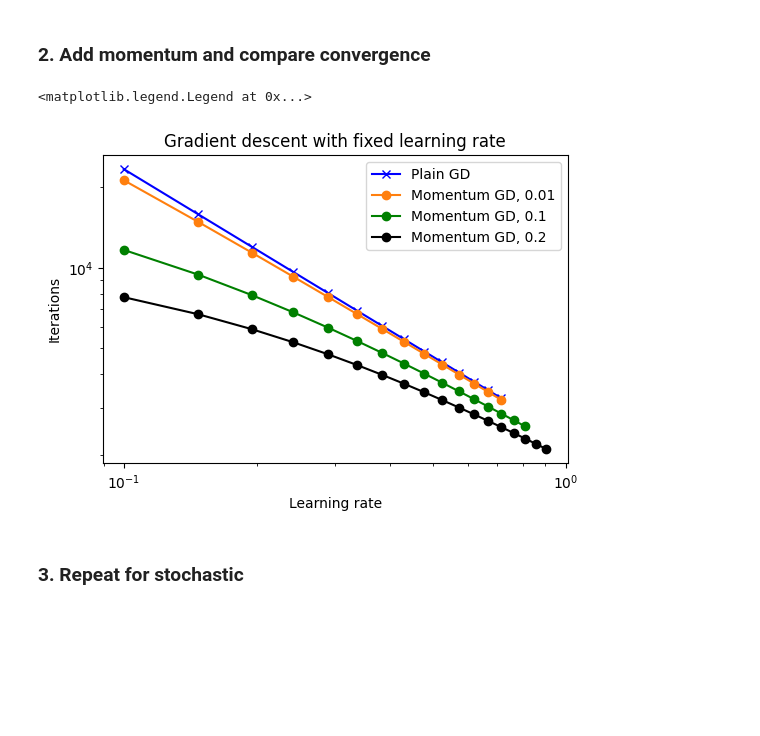
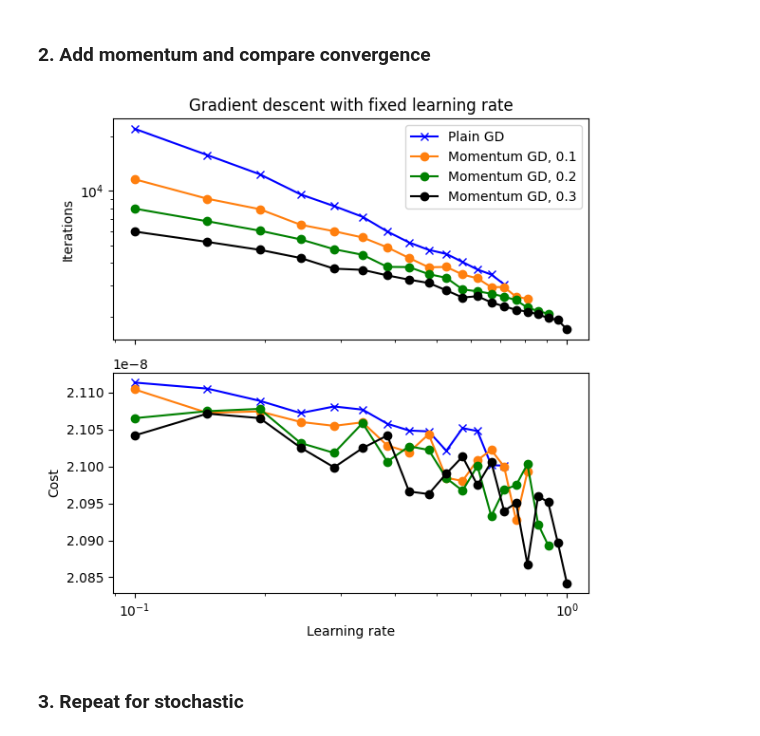
Before and after one commit to siljabl/CompSci-Projects, a Jupyter notebook: Project1/project1.ipynb, the cells around one changed output. Drawn from its saved outputs; the diff is of its cells as text; code cells hidden in the pictures; blank space fills up the shorter version.

```diff
--- a/Project1/project1.ipynb
+++ b/Project1/project1.ipynb
@@ -266,13 +264,15 @@ tolerance = 1e-4
 learning_rate = np.linspace(0.1, 1, 20)
 niter_plain = np.zeros_like(learning_rate)
 converged_plain = np.zeros_like(learning_rate)
-
-i = 0
-for lr in learning_rate:
-    beta_temp, niter_plain[i] = GradientDescent(X, data, lr);
-    if sum(beta_temp - params) < tolerance :
-        converged_plain[i] = 1
-
-    i += 1
+cost_plain = np.zeros_like(learning_rate)
+# %%
+
+i = 0
+for lr in learning_rate:
+    beta_temp, niter_plain[i], cost_plain[i] = GradientDescent(X, data, learning_rate=lr, momentum=0);
+    if sum(beta_temp - params) < tolerance :
+        converged_plain[i] = 1
+
+    i += 1
 # %%
 # tuning learning rate
@@ -292,37 +296,43 @@ ax.legend();
 ### 2. Add momentum and compare convergence
 # %%
 # tuning learning rate
-fig, ax = plt.subplots(1, 1, figsize=(6,4));
-ax.plot(learning_rate[converged_plain==1], niter_plain[converged_plain==1], 'bx-', label="Plain GD");
+fig, ax = plt.subplots(2, 1, figsize=(6,6), sharex=True);
+ax[0].plot(learning_rate[converged_plain==1], niter_plain[converged_plain==1], 'bx-', label="Plain GD");
+ax[1].plot(learning_rate[converged_plain==1], cost_plain[converged_plain==1], 'bx-', label="Plain GD");
 
 # performing gradient descent
 momentum = [0.1, 0.2, 0.3]
 color = ['tab:orange', 'g', 'k']
 
 j = 0
 for mom in momentum:
     niter_momentum = np.zeros_like(learning_rate)
     converged_momentum = np.zeros_like(learning_rate)
+    cost_momentum = np.zeros_like(learning_rate)
 
     i = 0
     for lr in learning_rate:
-        beta_temp, niter_momentum[i] = MomentumGradientDescent(X, data, lr, mom);
+        beta_temp, niter_momentum[i], cost_momentum[i] = GradientDescent(X, data, learning_rate=lr, momentum=mom);
         if sum(beta_temp - params) < tolerance :
             converged_momentum[i] = 1
 
         i += 1
 
-    ax.plot(learning_rate[converged_momentum==1], niter_momentum[converged_momentum==1], 'o-', c=color[j], label=f"Momentum GD, {mom}");
+    ax[0].plot(learning_rate[converged_momentum==1], niter_momentum[converged_momentum==1], 'o-', c=color[j], label=f"Momentum GD, {mom}");
+    ax[1].plot(learning_rate[converged_momentum==1], cost_momentum[converged_momentum==1], 'o-', c=color[j], label="Momentum GD");
     j += 1
 
 
 
-ax.set(title="Gradient descent with fixed learning rate", xlabel="Learning rate", ylabel="Iterations");
-ax.set(xscale="log", yscale="log")
-ax.legend()
+ax[0].set(title="Gradient descent with fixed learning rate", ylabel="Iterations");
+ax[1].set(xlabel="Learning rate", ylabel="Cost");
+
+ax[0].set(xscale="log", yscale="log")
+ax[0].legend();
+
+fig.tight_layout()
 # %% [output]
-<matplotlib.legend.Legend at 0x...>
-[figure, old version]
+[figure, new version]
 # %% [markdown]
 ### 3. Repeat for stochastic
 # %%
```
Also changed, not shown: parts of 12 cells of this notebook, 2 other files.
